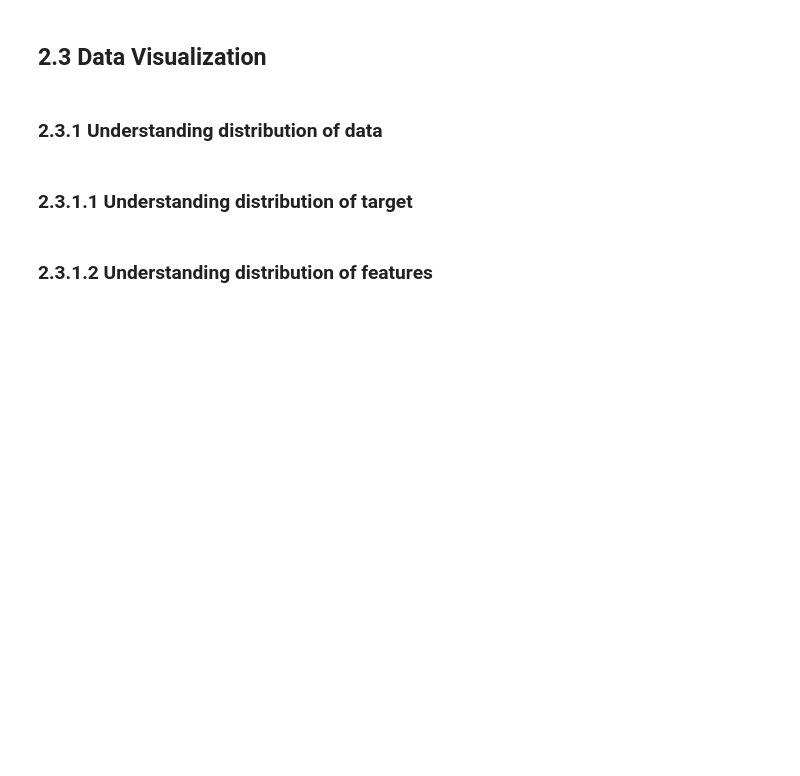
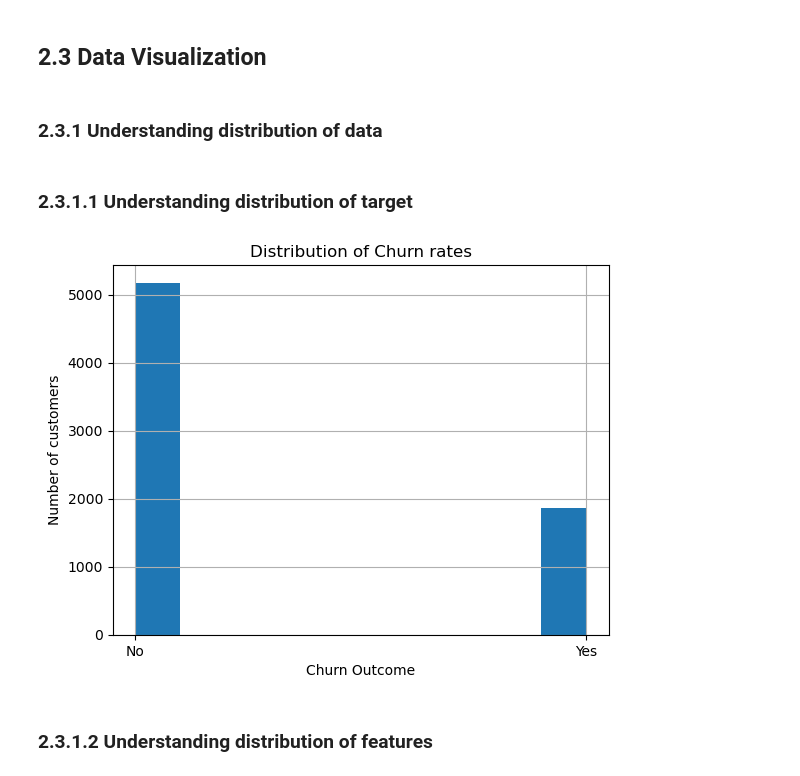
Before and after one commit to fiercetyper23/mldp_telco-churn, a Jupyter notebook: ZULZAWAID_BIN_ZUIKIFLI.ipynb, the cells around one changed output. Saved outputs shown, nothing was run; the diff lists cells and outputs as text; code cells hidden in the pictures; blank space fills up the shorter version.

Commit message:
Created histograms

```diff
--- a/ZULZAWAID_BIN_ZUIKIFLI.ipynb
+++ b/ZULZAWAID_BIN_ZUIKIFLI.ipynb
@@ -73,5 +73,18 @@ df
 ### 2.3.1.1 Understanding distribution of target
 # %%
 ## Understanding distribution of target
+col_y = 'Churn'
+df[col_y].hist()
+plt.title(f'Distribution of Churn rates')
+plt.suptitle('')
+plt.xlabel('Churn Outcome')
+plt.ylabel('Number of customers')
+plt.show()
+
+
+
+## for classification problems, can use histogram to understand class imbalance?
+# %% [output]
+[figure, added]
 # %% [markdown]
 ### 2.3.1.2 Understanding distribution of features
```
Also changed, not shown: parts of 1 cell of this notebook.
